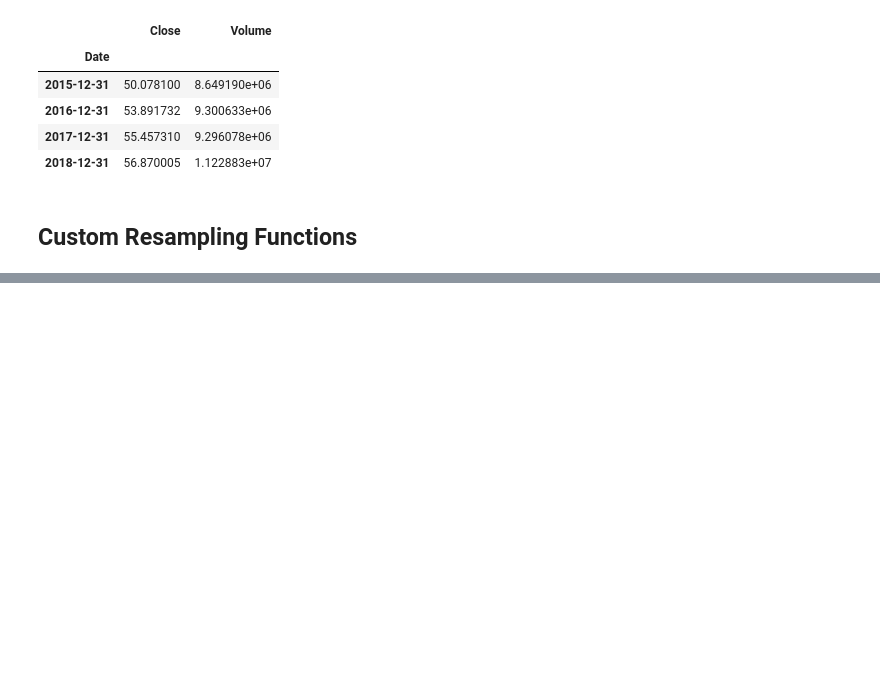
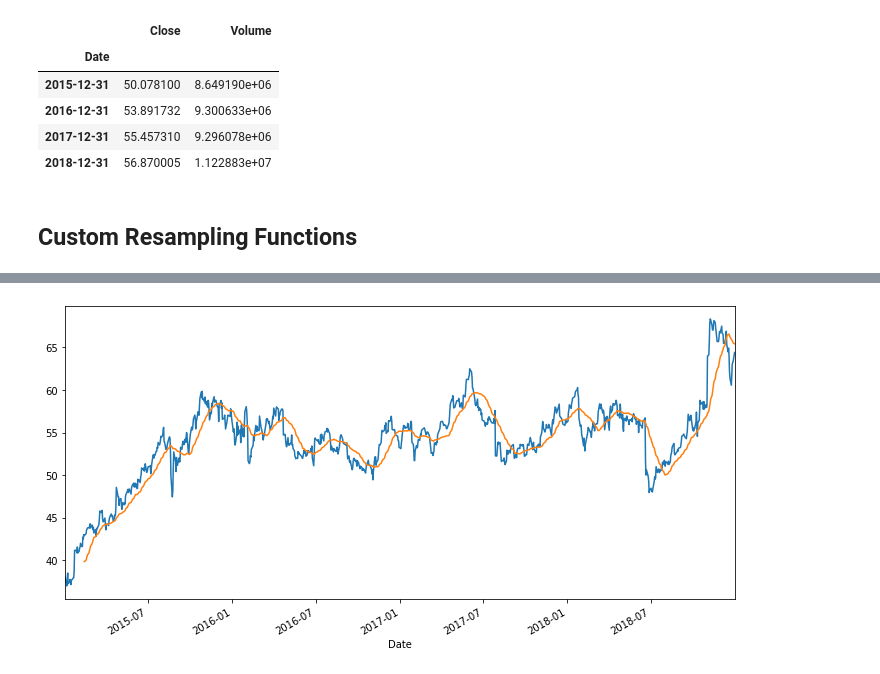
Before and after one commit to mattxushuai/Time_Series, a Jupyter notebook: Time_Series_with_Pandas.ipynb, the cells around one changed output, grey strips where cells are left out. Cells and saved outputs as stored; diff of their text form; code cells hidden in the pictures; blank space fills up the shorter version.

```diff
--- a/Time_Series_with_Pandas.ipynb
+++ b/Time_Series_with_Pandas.ipynb
@@ -245,0 +338,5 @@ df.resample(rule='A').mean()
+# %%
+df['Close'].plot(figsize=(12,6)).autoscale(axis='x',tight=True)
+df.rolling(window=30).mean()['Close'].plot();
+# %% [output]
+[figure, added]
```
Also changed, not shown: parts of 34 cells of this notebook.
